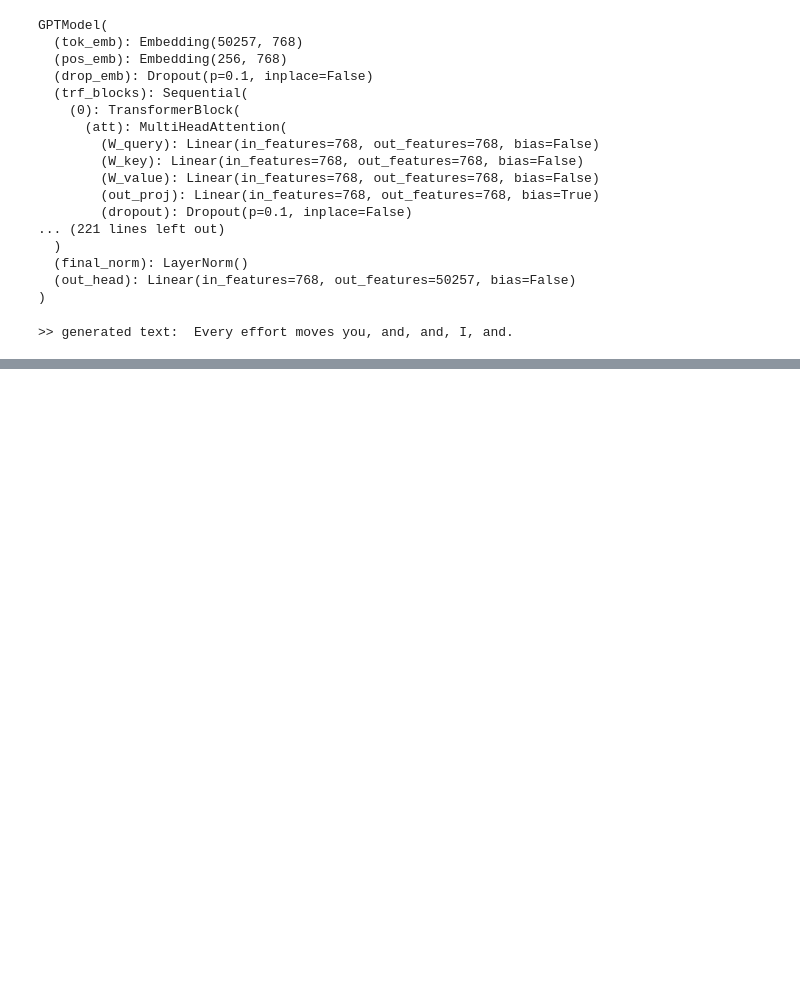
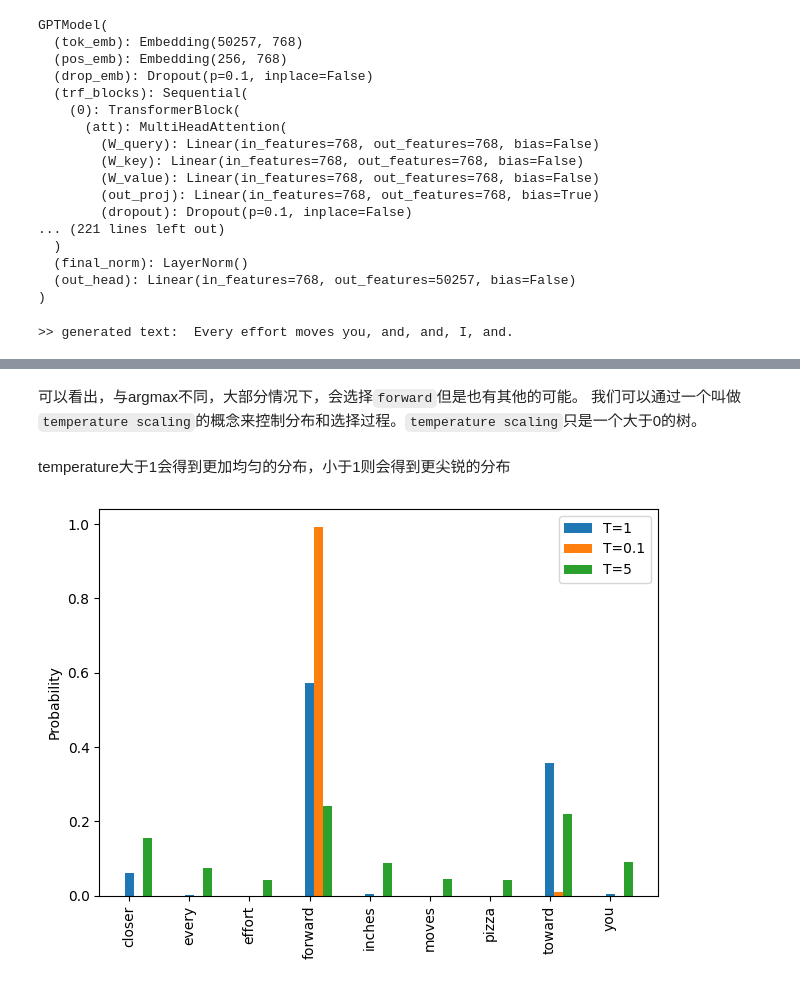
Before and after one commit to xuexiaolei1997/Notes, a Jupyter notebook: LLM/Build_A_Large_Language_Model/Build a Large Language Model (From Scratch).ipynb, the cells around one changed output, grey strips where cells are left out. Cells and saved outputs as stored; diff of their text form; code cells hidden in the pictures; blank space fills up the shorter version.

```diff
--- a/LLM/Build_A_Large_Language_Model/Build a Large Language Model (From Scratch).ipynb
+++ b/LLM/Build_A_Large_Language_Model/Build a Large Language Model (From Scratch).ipynb
@@ -1863,0 +1902,28 @@ print(">> generated text: ", token_ids_to_text(token_ids, tokenizer))
+# %% [markdown]
+可以看出，与argmax不同，大部分情况下，会选择`forward`但是也有其他的可能。</br>
+我们可以通过一个叫做`temperature scaling`的概念来控制分布和选择过程。`temperature scaling`只是一个大于0的树。
+# %%
+def softmax_with_temperature(logits, temperature):
+    scaled_logits = logits / temperature
+    return torch.softmax(scaled_logits, dim=0)
+# %% [markdown]
+temperature大于1会得到更加均匀的分布，小于1则会得到更尖锐的分布
+# %%
+temperatures = [1, 0.1, 5]
+scaled_probas = [softmax_with_temperature(next_token_logits, t) for t in temperatures]
+
+x = torch.arange(len(vocab))
+bar_width = 0.15
+
+fig, ax = plt.subplots()
+for i, T in enumerate(temperatures):
+    ax.bar(x + i * bar_width, scaled_probas[i], width=bar_width, label=f"T={T}")
+
+ax.set_ylabel("Probability")
+ax.set_xticks(x)
+ax.set_xticklabels(list(vocab.keys()), rotation=90)
+ax.legend()
+plt.tight_layout()
+plt.show()
+# %% [output]
+[figure, added]
```
Also changed, not shown: parts of 33 cells of this notebook, 4 other files.
